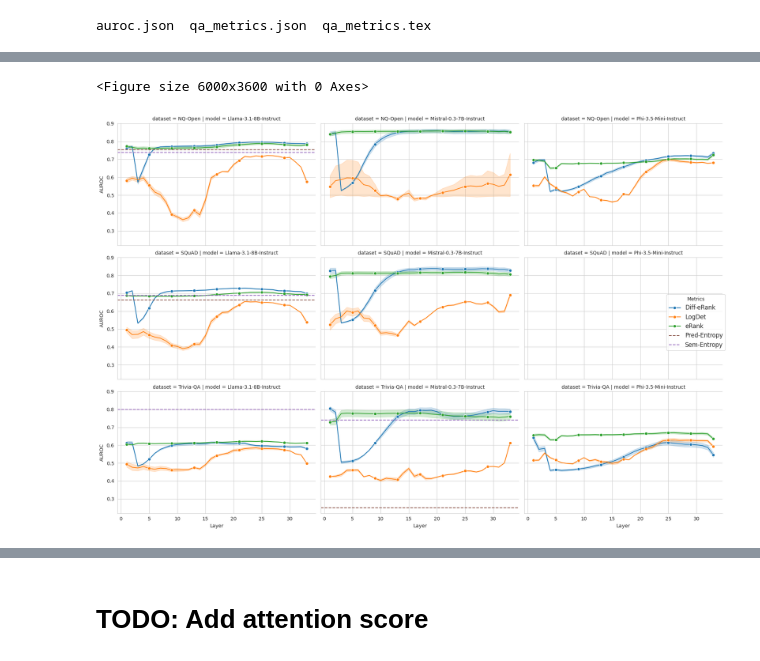
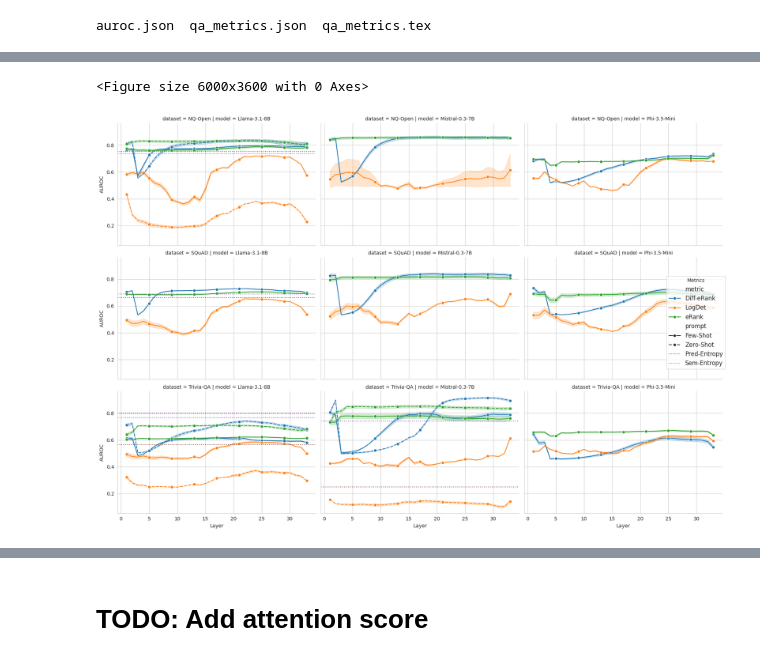
Before and after one commit to djaniak/matrix-entropy-hallucinations, a Jupyter notebook: notebooks/8_check_metrics_results.ipynb, the cells around one changed output, grey strips where cells are left out. Drawn from its saved outputs; the diff is of its cells as text; code cells hidden in the pictures.

```diff
--- a/notebooks/8_check_metrics_results.ipynb
+++ b/notebooks/8_check_metrics_results.ipynb
@@ -75,12 +76,20 @@ Few-Shot-Trivia     198
 Name: count, dtype: int64
 # %%
 sns.set_style("whitegrid")
+
+# Reset to default font sizes
+plt.rcParams.update({'font.size': 10,
+                    'axes.labelsize': 10,
+                    'axes.titlesize': 10,
+                    'xtick.labelsize': 10,
+                    'ytick.labelsize': 10,
+                    'legend.fontsize': 10})
 
 df = auroc_df
 
 masks = (
     (df["auroc"] != 0.5) &
-    (df["prompt"] == "Few-Shot") &
+    (df["prompt"] != "Few-Shot-Trivia") &
     (df["layer"] != np.inf)
 )
 df_plot = df[masks]
@@ -99,19 +108,18 @@ g.map_dataframe(
     x="layer",
     y="auroc",
     hue="metric",
+    style="prompt",
     marker="o",
     markevery=4
 )
 
-# Add horizontal lines for entropy metrics
+# Add entropy metrics
 entropy_colors = {
     "Sem-Entropy": "C4",
     "Pred-Entropy": "C5"
 }
 
-# Get entropy metrics data (layer = np.inf)
 entropy_df = df[df["layer"] == np.inf].copy()
-
 for i, dataset in enumerate(g.row_names):
     for j, model in enumerate(g.col_names):
         ax = g.axes[i,j]
@@ -125,36 +133,36 @@ for i, dataset in enumerate(g.row_names):
             ax.axhline(
                 y=row["auroc"],
                 color=entropy_colors["Sem-Entropy"] if "Sem-Entropy" in row["metric"] else entropy_colors["Pred-Entropy"],
-                linestyle="--",
+                linestyle=":",
                 label=row["metric"]
             )
 
 g.set_axis_labels("Layer", "AUROC")
 
 # Get handles and labels from the first subplot
-handles, labels = g.axes[0,0].get_legend_handles_labels()
+handles, labels = g.axes[-1,0].get_legend_handles_labels()
 
 # Remove duplicate labels while preserving order
 unique_labels = []
 unique_handles = []
 for handle, label in zip(handles, labels):
     if label not in unique_labels:
         unique_labels.append(label)
         unique_handles.append(handle)
 
 # Create a single legend with all metrics
 plt.figlegend(
     unique_handles,
     unique_labels,
     loc="center right",
     title="Metrics",
     fontsize=12
 )
 
 sns.despine()
 g.tight_layout()
 plt.savefig("../plots/auroc_by_layer.png", dpi=300, bbox_inches="tight")
 plt.show()
 # %% [output]
 <Figure size 6000x3600 with 0 Axes>
-[figure, old version]
+[figure, new version]
```
Also changed, not shown: parts of 12 cells of this notebook, 16 other files.
